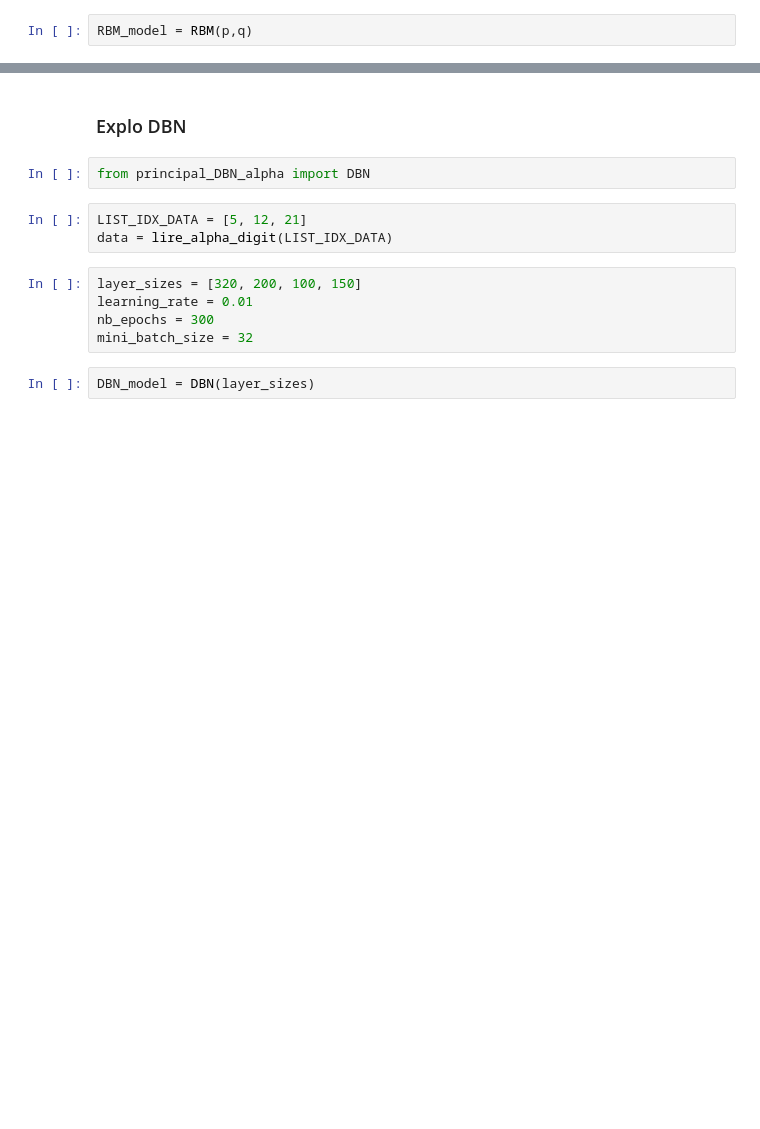
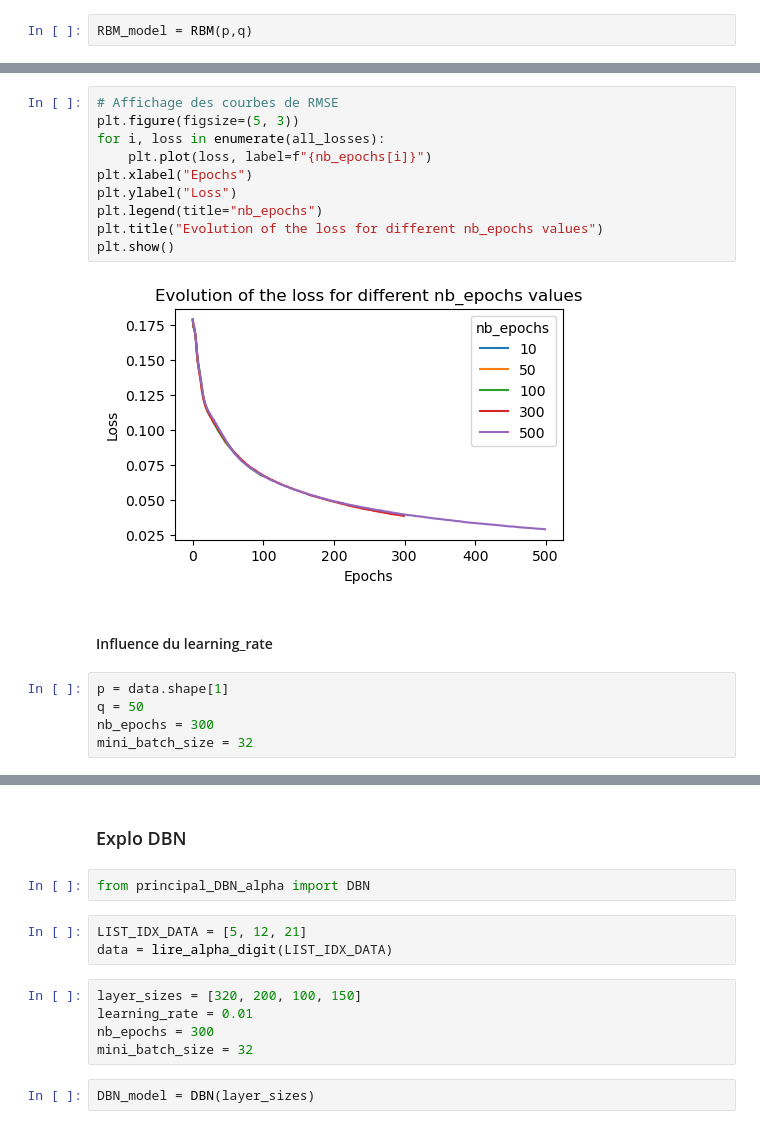
Before and after one commit to mittenover/DL2, a Jupyter notebook: explo_paupau.ipynb, the cells around one changed output, grey strips where cells are left out. Drawn from its saved outputs; the diff is of its cells as text; blank space fills up the shorter version.

```diff
--- a/explo_paupau.ipynb
+++ b/explo_paupau.ipynb
@@ -74,0 +100,19 @@ Epoch101/300
+# %%
+# Affichage des courbes de RMSE
+plt.figure(figsize=(5, 3))
+for i, loss in enumerate(all_losses):
+    plt.plot(loss, label=f"{nb_epochs[i]}")
+plt.xlabel("Epochs")
+plt.ylabel("Loss")
+plt.legend(title="nb_epochs")
+plt.title("Evolution of the loss for different nb_epochs values")
+plt.show()
+# %% [output]
+[figure, added]
+# %% [markdown]
+#### Influence du learning_rate
+# %%
+p = data.shape[1]
+q = 50
+nb_epochs = 300
+mini_batch_size = 32
```
Also changed, not shown: parts of 25 cells of this notebook, 2 other files.
